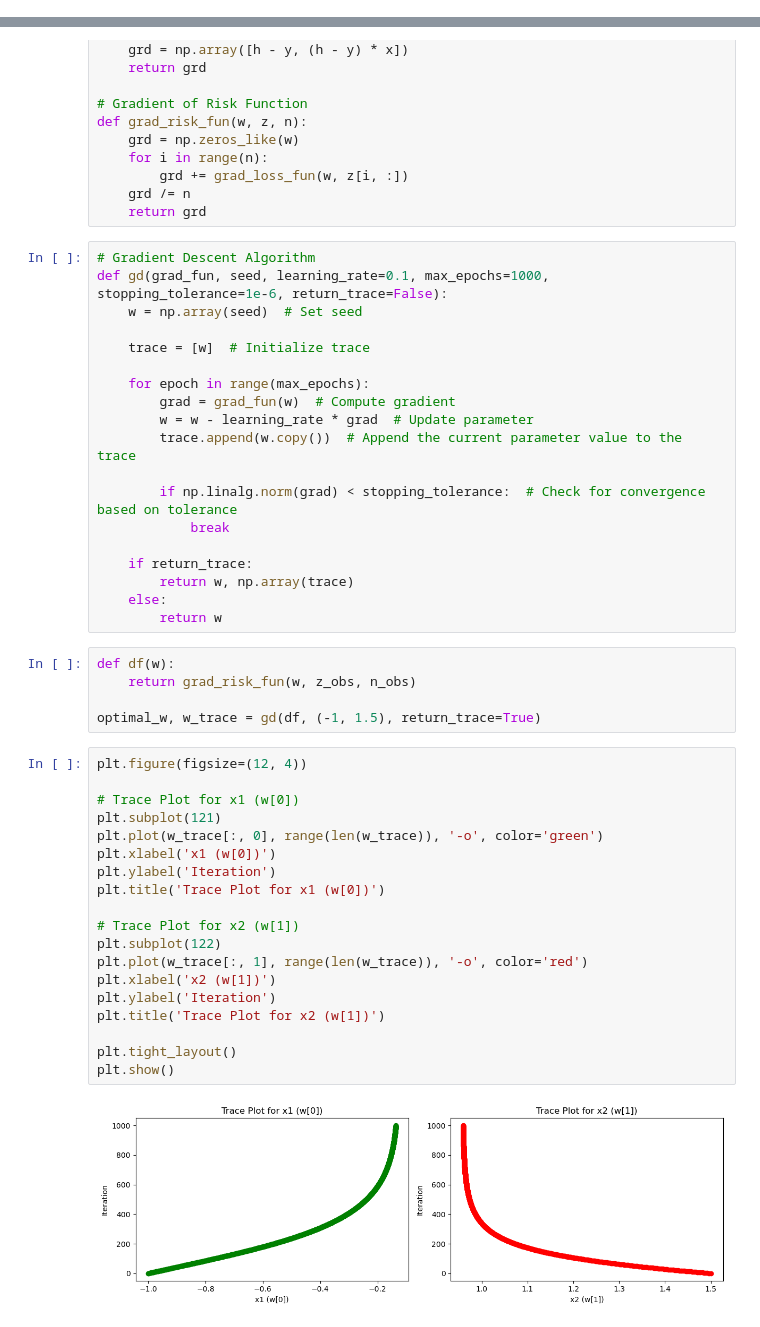
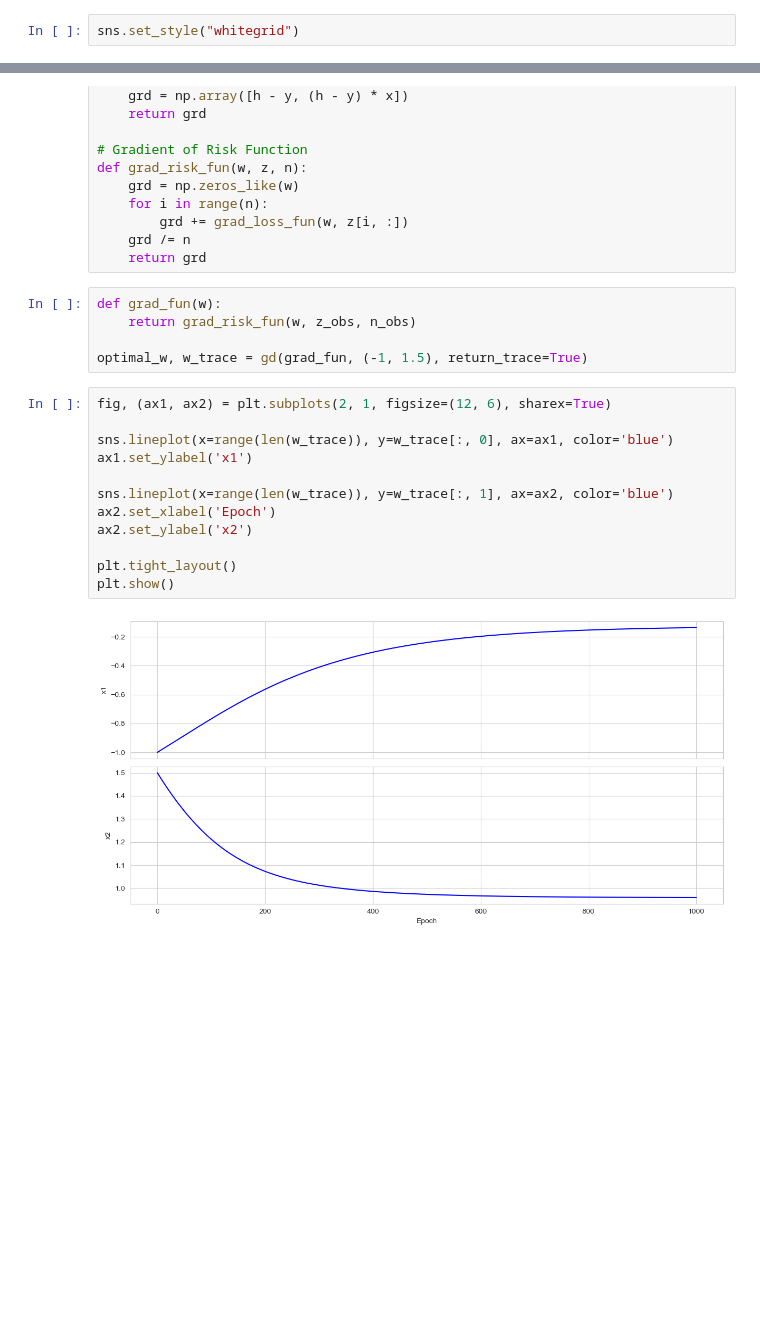
Before and after one commit to jreaso/gradient-descent-algorithms, a Jupyter notebook: examples/binary_classifier.ipynb, the cells around one changed output, grey strips where cells are left out. Saved outputs shown, nothing was run; the diff lists cells and outputs as text; blank space fills up the shorter version.

```diff
--- a/examples/binary_classifier.ipynb
+++ b/examples/binary_classifier.ipynb
@@ -5,3 +7,5 @@ from .algorithms
+# %%
+sns.set_style("whitegrid")
 # %%
 # Data Generating Model
 def data_generating_model(n, w):
@@ -56,48 +57,22 @@ def grad_risk_fun(w, z, n):
         grd += grad_loss_fun(w, z[i, :])
     grd /= n
     return grd
-# %%
-# Gradient Descent Algorithm
-def gd(grad_fun, seed, learning_rate=0.1, max_epochs=1000, stopping_tolerance=1e-6, return_trace=False):
-    w = np.array(seed)  # Set seed
-
-    trace = [w]  # Initialize trace
-
-    for epoch in range(max_epochs):
-        grad = grad_fun(w)  # Compute gradient
-        w = w - learning_rate * grad  # Update parameter
-        trace.append(w.copy())  # Append the current parameter value to the trace
-
-        if np.linalg.norm(grad) < stopping_tolerance:  # Check for convergence based on tolerance
-            break
-
-    if return_trace:
-        return w, np.array(trace)
-    else:
-        return w
 # %%
-def df(w):
+def grad_fun(w):
     return grad_risk_fun(w, z_obs, n_obs)
 
-optimal_w, w_trace = gd(df, (-1, 1.5), return_trace=True)
+optimal_w, w_trace = gd(grad_fun, (-1, 1.5), return_trace=True)
 # %%
-plt.figure(figsize=(12, 4))
+fig, (ax1, ax2) = plt.subplots(2, 1, figsize=(12, 6), sharex=True)
 
-# Trace Plot for x1 (w[0])
-plt.subplot(121)
-plt.plot(w_trace[:, 0], range(len(w_trace)), '-o', color='green')
-plt.xlabel('x1 (w[0])')
-plt.ylabel('Iteration')
-plt.title('Trace Plot for x1 (w[0])')
+sns.lineplot(x=range(len(w_trace)), y=w_trace[:, 0], ax=ax1, color='blue')
+ax1.set_ylabel('x1')
 
-# Trace Plot for x2 (w[1])
-plt.subplot(122)
-plt.plot(w_trace[:, 1], range(len(w_trace)), '-o', color='red')
-plt.xlabel('x2 (w[1])')
-plt.ylabel('Iteration')
-plt.title('Trace Plot for x2 (w[1])')
+sns.lineplot(x=range(len(w_trace)), y=w_trace[:, 1], ax=ax2, color='blue')
+ax2.set_xlabel('Epoch')
+ax2.set_ylabel('x2')
 
 plt.tight_layout()
 plt.show()
 # %% [output]
-[figure, old version]
+[figure, new version]
```
Also changed, not shown: parts of 2 cells of this notebook.
